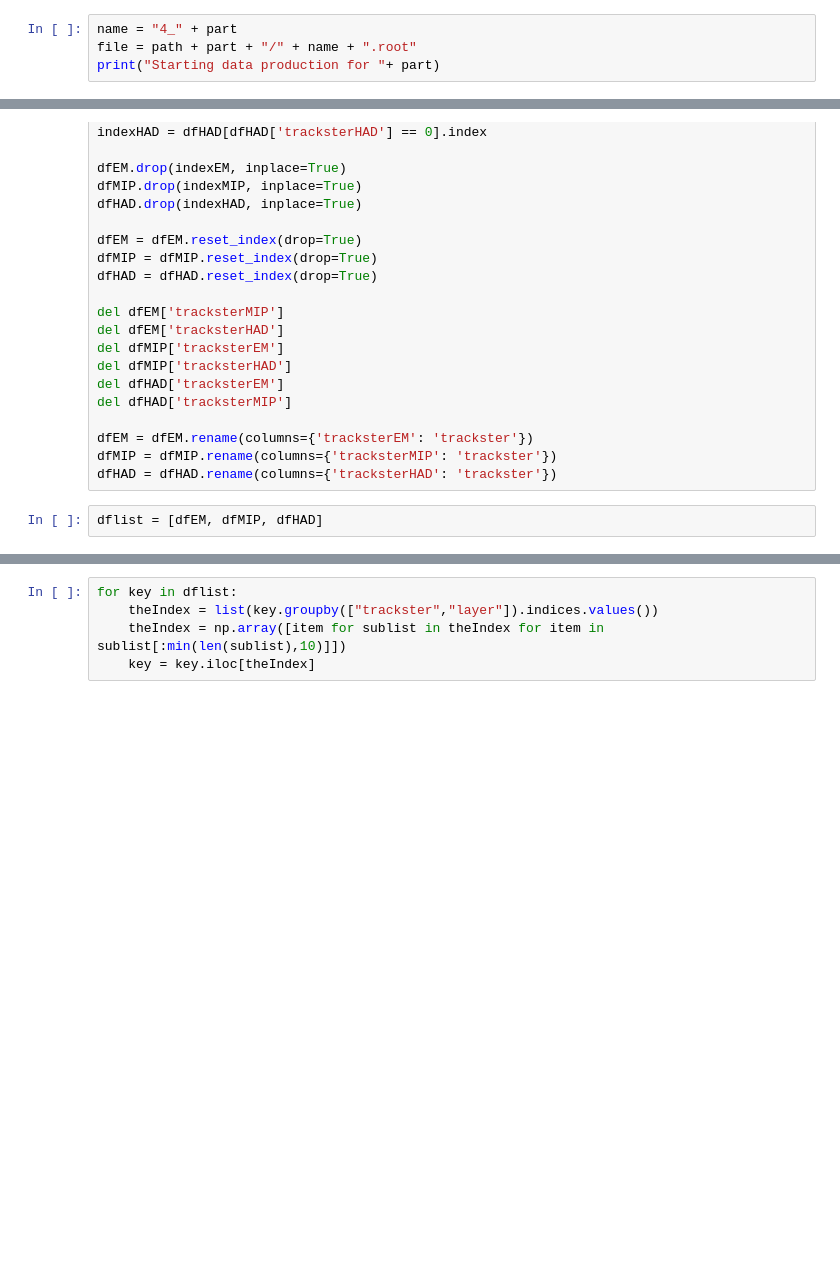
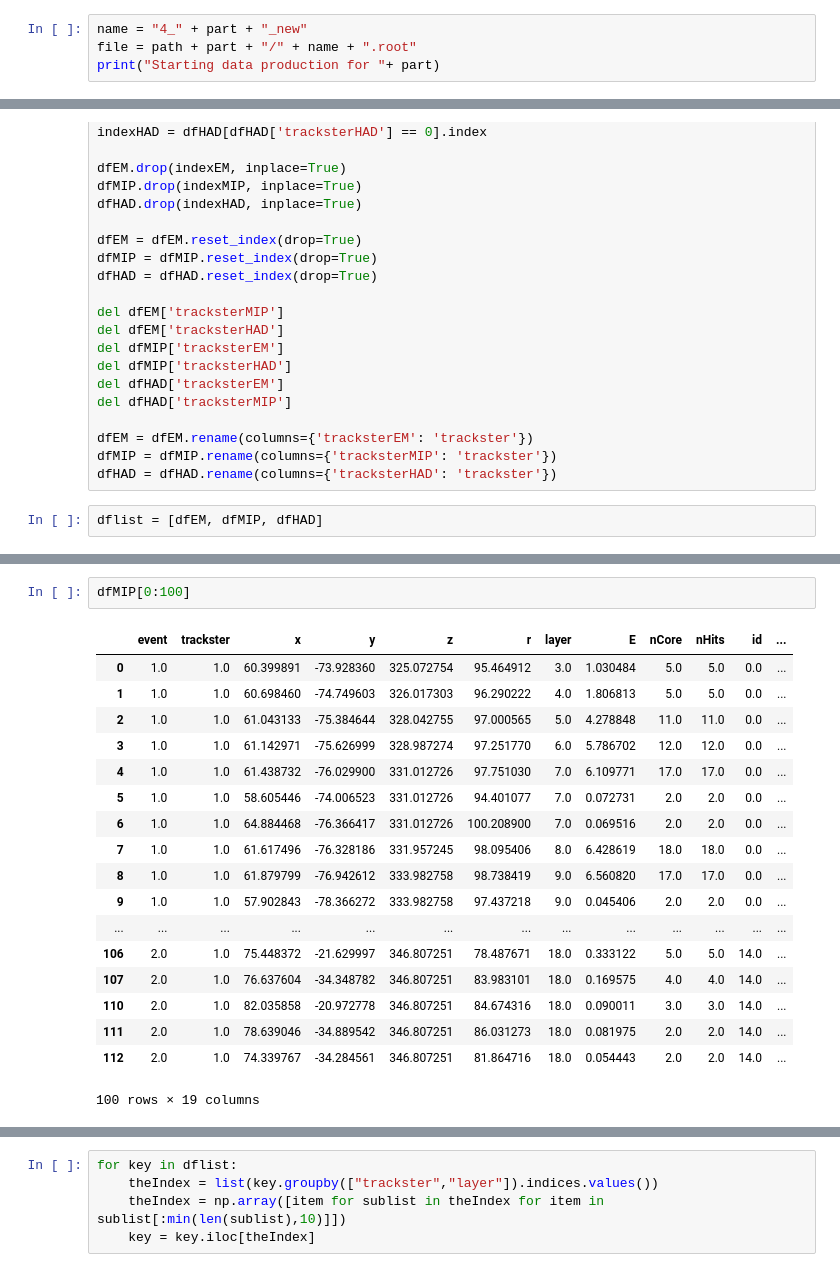
Before and after one commit to tonydp03/PID-ER_v2, a Jupyter notebook: allTracksters_data_dumping.ipynb, the cells around one changed output, grey strips where cells are left out. Drawn from its saved outputs; the diff is of its cells as text; blank space fills up the shorter version.

```diff
--- a/allTracksters_data_dumping.ipynb
+++ b/allTracksters_data_dumping.ipynb
@@ -40,7 +40,7 @@ variableName = [
             ]
 newVars =["event","tracksterEM","tracksterMIP","tracksterHAD","x","y","z","r","layer","E","nCore","nHits","id","genDR","gen_phi","gen_eta","phi","eta","genPID","genE","cpID"]
 # %%
-name = "4_" + part
+name = "4_" + part + "_new"
 file = path + part + "/" + name + ".root"
 print("Starting data production for "+ part)
 # %% [output]
@@ -211,3 +218,24 @@ for key in dflist:
+# %%
+dfMIP[0:100]
+# %% [output]
+|  | event | trackster | x | y | z | r | layer | E | nCore | nHits | id | ... |
+| 0 | 1.0 | 1.0 | 60.399891 | -73.928360 | 325.072754 | 95.464912 | 3.0 | 1.030484 | 5.0 | 5.0 | 0.0 | ... |
+| 1 | 1.0 | 1.0 | 60.698460 | -74.749603 | 326.017303 | 96.290222 | 4.0 | 1.806813 | 5.0 | 5.0 | 0.0 | ... |
+| 2 | 1.0 | 1.0 | 61.043133 | -75.384644 | 328.042755 | 97.000565 | 5.0 | 4.278848 | 11.0 | 11.0 | 0.0 | ... |
+| 3 | 1.0 | 1.0 | 61.142971 | -75.626999 | 328.987274 | 97.251770 | 6.0 | 5.786702 | 12.0 | 12.0 | 0.0 | ... |
+| 4 | 1.0 | 1.0 | 61.438732 | -76.029900 | 331.012726 | 97.751030 | 7.0 | 6.109771 | 17.0 | 17.0 | 0.0 | ... |
+| 5 | 1.0 | 1.0 | 58.605446 | -74.006523 | 331.012726 | 94.401077 | 7.0 | 0.072731 | 2.0 | 2.0 | 0.0 | ... |
+| 6 | 1.0 | 1.0 | 64.884468 | -76.366417 | 331.012726 | 100.208900 | 7.0 | 0.069516 | 2.0 | 2.0 | 0.0 | ... |
+| 7 | 1.0 | 1.0 | 61.617496 | -76.328186 | 331.957245 | 98.095406 | 8.0 | 6.428619 | 18.0 | 18.0 | 0.0 | ... |
+| 8 | 1.0 | 1.0 | 61.879799 | -76.942612 | 333.982758 | 98.738419 | 9.0 | 6.560820 | 17.0 | 17.0 | 0.0 | ... |
+| 9 | 1.0 | 1.0 | 57.902843 | -78.366272 | 333.982758 | 97.437218 | 9.0 | 0.045406 | 2.0 | 2.0 | 0.0 | ... |
+| ... | ... | ... | ... | ... | ... | ... | ... | ... | ... | ... | ... | ... |
+| 106 | 2.0 | 1.0 | 75.448372 | -21.629997 | 346.807251 | 78.487671 | 18.0 | 0.333122 | 5.0 | 5.0 | 14.0 | ... |
+| 107 | 2.0 | 1.0 | 76.637604 | -34.348782 | 346.807251 | 83.983101 | 18.0 | 0.169575 | 4.0 | 4.0 | 14.0 | ... |
+| 110 | 2.0 | 1.0 | 82.035858 | -20.972778 | 346.807251 | 84.674316 | 18.0 | 0.090011 | 3.0 | 3.0 | 14.0 | ... |
+| 111 | 2.0 | 1.0 | 78.639046 | -34.889542 | 346.807251 | 86.031273 | 18.0 | 0.081975 | 2.0 | 2.0 | 14.0 | ... |
+| 112 | 2.0 | 1.0 | 74.339767 | -34.284561 | 346.807251 | 81.864716 | 18.0 | 0.054443 | 2.0 | 2.0 | 14.0 | ... |
+100 rows × 19 columns
 # %%
 #Reassign a trackster number and drop useless stuff
 for key in dflist:
```
Also changed, not shown: parts of 7 cells of this notebook.
